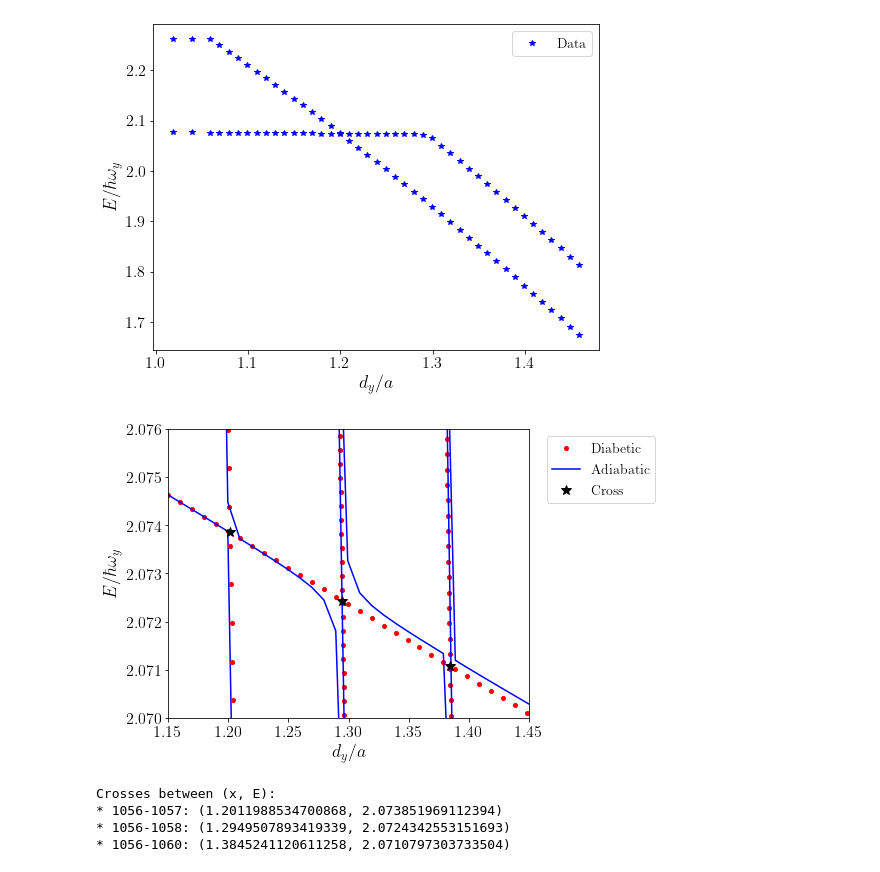
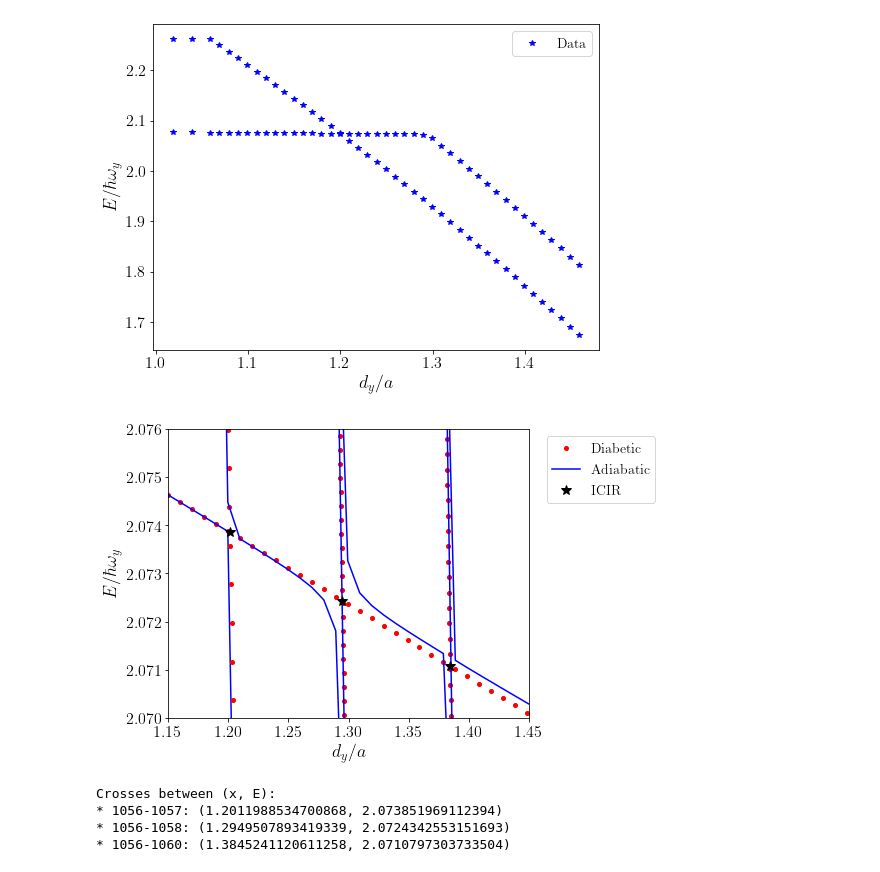
Before and after one commit to TsspGit/Ultracold_Atoms_src, a Jupyter notebook: Energies_Analysis_4993_4993_50.ipynb, the cells around one changed output. Drawn from its saved outputs; the diff is of its cells as text; code cells hidden in the pictures.

```diff
--- a/Energies_Analysis_4993_4993_50.ipynb
+++ b/Energies_Analysis_4993_4993_50.ipynb
@@ -101,35 +101,35 @@ ax3.plot(x1058, np.polyval(f1058, x1058), 'ro', markersize=4)
 ax3.plot(x, dic['nivel_1058']/wy, 'b')
 
 # nivel 1059:
 # proviene del mismo que el 1058
 ax3.plot(x, dic['nivel_1059']/wy, 'b')
 
 # nivel 1060:
 f1060 = np.polyfit(x[(x > 1.3)], np.array(dic['nivel_1060'])[(x > 1.3)]/wy, deg=1)
 x1060 = np.linspace(1.3, 1.4, num=500)
 ax3.plot(x1060, np.polyval(f1060, x1060), 'ro', markersize=4)
 ax3.plot(x, dic['nivel_1060']/wy, 'b')
 
 # nivel 1061:
 # proviene del mismo que el 1060:
 ax3.plot(x, dic['nivel_1061']/wy, 'b')
 
 # Crosses:
 ##########
-ax3.plot(cross_points(f1056, f1057), np.polyval(f1056, cross_points(f1056, f1057)), 'k*', markersize=10, label='Cross')
+ax3.plot(cross_points(f1056, f1057), np.polyval(f1056, cross_points(f1056, f1057)), 'k*', markersize=10, label='ICIR')
 ax3.plot(cross_points(f1056, f1058), np.polyval(f1056, cross_points(f1056, f1058)), 'k*', markersize=10)
 ax3.plot(cross_points(f1056, f1060), np.polyval(f1056, cross_points(f1056, f1060)), 'k*', markersize=10)
 
 
 ax3.set_xlabel('$d_{y}/a$')
 ax3.set_ylabel('$E/\hbar \omega_{y}$')
 ax3.legend(fontsize=14, bbox_to_anchor=(1.03, 1))
 ax3.set_ylim(2.07, 2.076)
 ax3.set_xlim(1.15, 1.45)
 plt.tight_layout()
 fig3.savefig('PRL_Sala_Results/Figures/Ix4993_Iy4993_Iz50_Easc_Interpolation.png', dpi=200)
 # %% [output]
-[figure, old version]
+[figure, new version]
 # %%
 print(f'''Crosses between (x, E):
 * 1056-1057: ({cross_points(f1056, f1057)}, {np.polyval(f1056, cross_points(f1056, f1057))})
```
Also changed, not shown: 12 other files.
